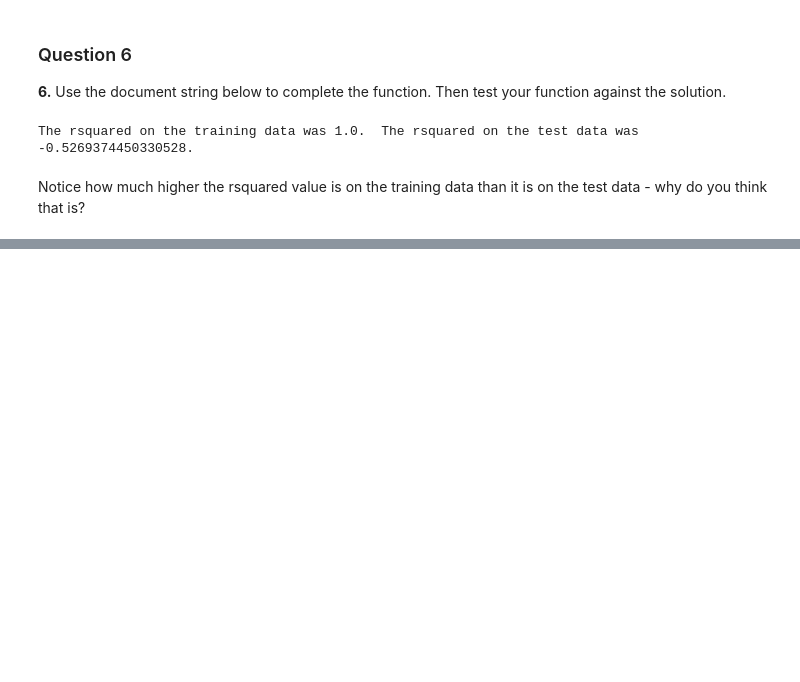
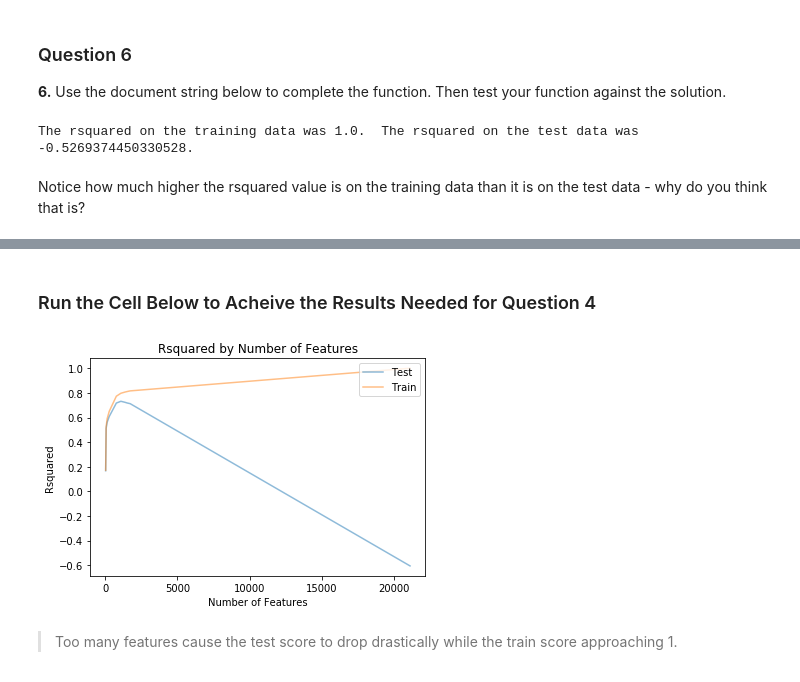
Before and after one commit to eatPizza311/Udacity-DSND, a Jupyter notebook: L1-Introduction to Data Science/CRISP_DM/CRISP-DM_quiz.ipynb, the cells around one changed output, grey strips where cells are left out. Drawn from its saved outputs; the diff is of its cells as text; code cells hidden in the pictures; blank space fills up the shorter version.

```diff
--- a/L1-Introduction to Data Science/CRISP_DM/CRISP-DM_quiz.ipynb
+++ b/L1-Introduction to Data Science/CRISP_DM/CRISP-DM_quiz.ipynb
@@ -1305,0 +1417,2 @@ Notice how much higher the rsquared value is on the training data than it is on
+# %% [markdown]
+### Run the Cell Below to Acheive the Results Needed for Question 4
@@ -1305,0 +1480,11 @@ Notice how much higher the rsquared value is on the training data than it is on
+# %%
+#cutoffs here pertains to the number of missing values allowed in the used columns.
+#Therefore, lower values for the cutoff provides more predictors in the model.
+cutoffs = [5000, 3500, 2500, 1000, 100, 50, 30, 25, 20, 0]
+
+#Run this cell to pass your X and y to the model for testing
+r2_scores_test, r2_scores_train, lm_model, X_train, X_test, y_train, y_test = find_optimal_lm_mod(X, y, cutoffs)
+# %% [output]
+[figure, added]
+# %% [markdown]
+> Too many features cause the test score to drop drastically while the train score approaching 1.
```
Also changed, not shown: parts of 17 cells of this notebook.
